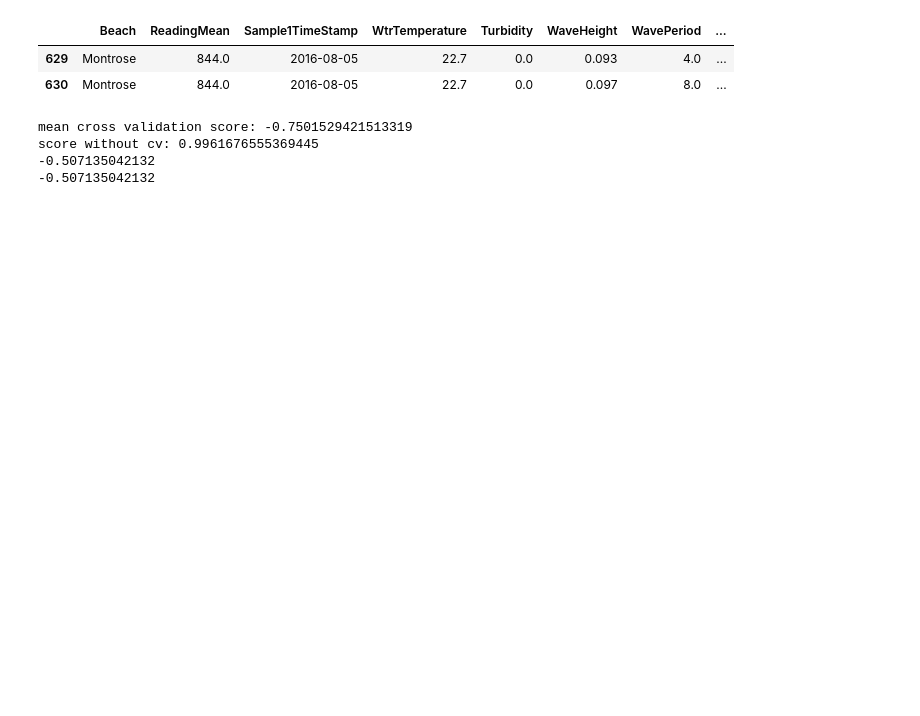
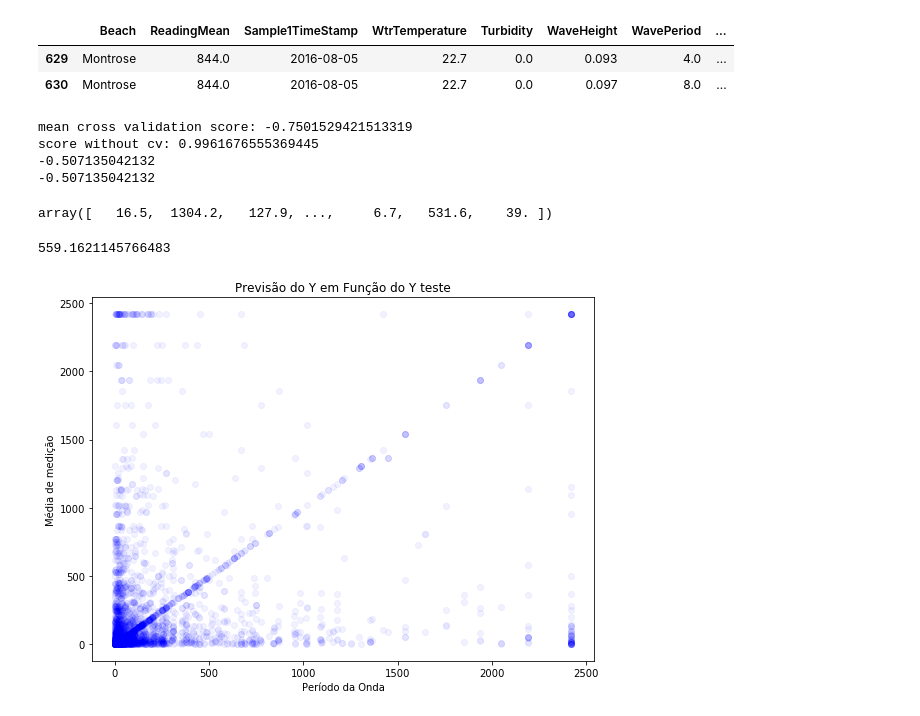
Before and after one commit to stephaniewm/Projeto_3, a Jupyter notebook: Projeto+3.ipynb, the cells around one changed output. Saved outputs shown, nothing was run; the diff lists cells and outputs as text; code cells hidden in the pictures; blank space fills up the shorter version.

```diff
--- a/Projeto+3.ipynb
+++ b/Projeto+3.ipynb
@@ -384,3 +376,24 @@ mean cross validation score: -0.7501529421513319
 score without cv: 0.9961676555369445
 -0.507135042132
 -0.507135042132
+# %%
+y_pred=dt.predict(X_test)
+y_pred
+# %% [output]
+array([   16.5,  1304.2,   127.9, ...,     6.7,   531.6,    39. ])
+# %%
+math.sqrt(mean_squared_error(y_test, y_pred))
+# %% [output]
+559.1621145766483
+# %%
+fig = plt.figure(figsize=(8, 6))
+plt.scatter(y_test, y_pred,  c='blue', alpha=0.05)
+plt.title('Previsão do Y em Função do Y teste')
+plt.ylabel('Média de medição')
+plt.xlabel('Período da Onda')
+
+
+plt.tight_layout()
+plt.show()
+# %% [output]
+[figure, added]
```
Also changed, not shown: parts of 18 cells of this notebook.
